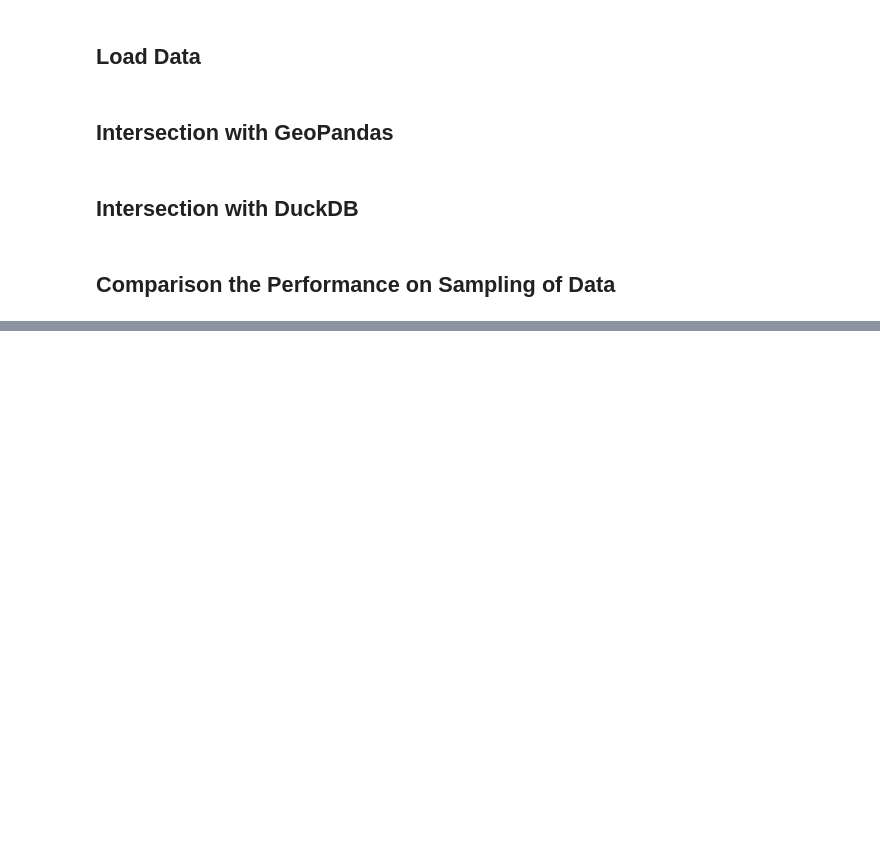
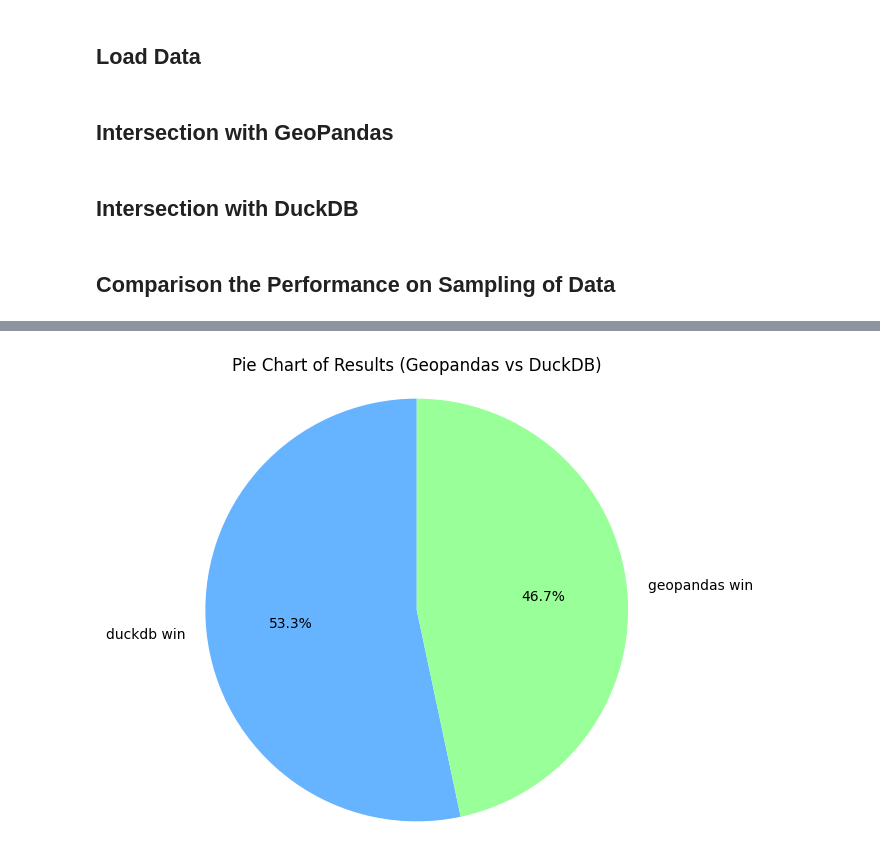
Before and after one commit to farahdias/duckdb_spatial, a Jupyter notebook: notebooks/spatial_intersection_comparison.ipynb, the cells around one changed output, grey strips where cells are left out. Saved outputs shown, nothing was run; the diff lists cells and outputs as text; code cells hidden in the pictures; blank space fills up the shorter version.

```diff
--- a/notebooks/spatial_intersection_comparison.ipynb
+++ b/notebooks/spatial_intersection_comparison.ipynb
@@ -126 +126,14 @@ plt.show()
+# %%
+df['result'] = df.apply(lambda row: "geopandas win" if row['geopandas_times'] > row['duckdb_times'] else "duckdb win", axis=1)
+# %%
+result_counts = df['result'].value_counts()
+
+# Plotting the pie chart
+plt.figure(figsize=(6, 6))
+plt.pie(result_counts, labels=result_counts.index, autopct='%1.1f%%', startangle=90, colors=['#66b3ff', '#99ff99'])
+plt.title('Pie Chart of Results (Geopandas vs DuckDB)')
+plt.axis('equal')  # Equal aspect ratio ensures that pie chart is circular.
+plt.show()
+# %% [output]
+[figure, added]
 # %%
```
Also changed, not shown: parts of 4 cells of this notebook, 2 other files.
